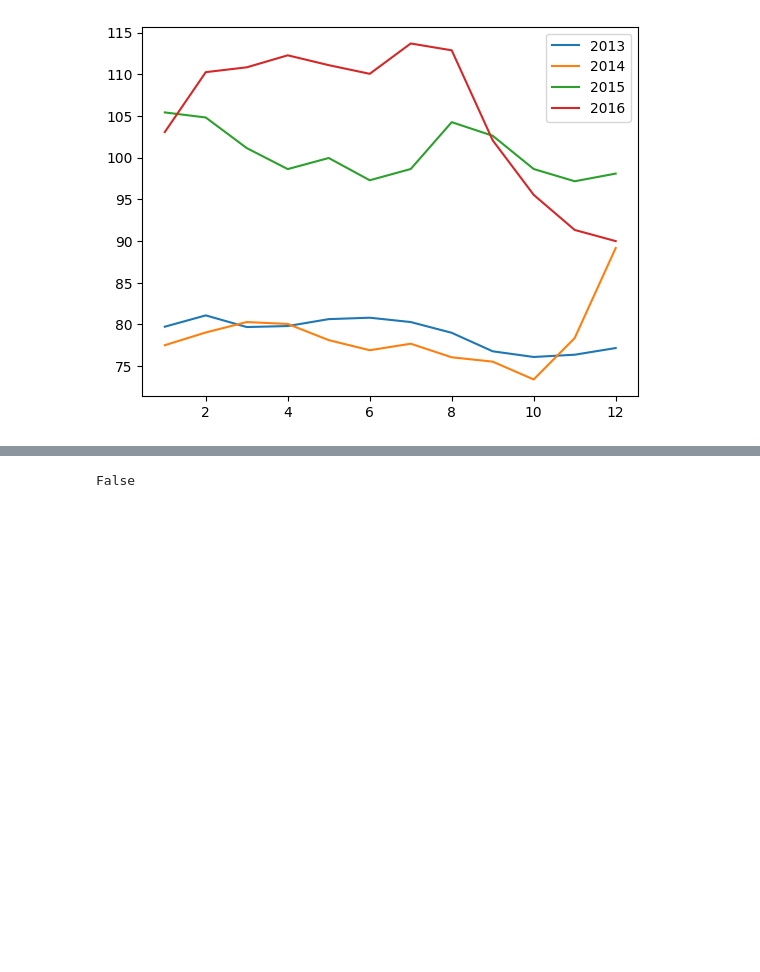
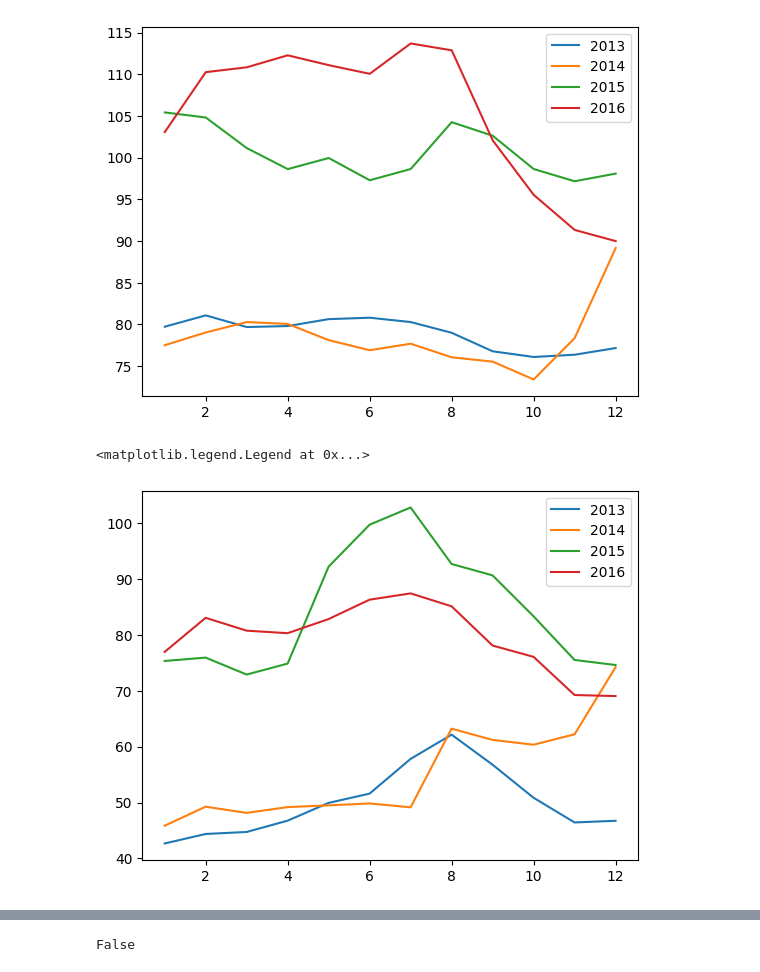
Before and after one commit to MauLazcano/manejoNumpy, a Jupyter notebook: Numpy.ipynb, the cells around one changed output, grey strips where cells are left out. Drawn from its saved outputs; the diff is of its cells as text; code cells hidden in the pictures; blank space fills up the shorter version.

```diff
--- a/Numpy.ipynb
+++ b/Numpy.ipynb
@@ -94,3 +75,16 @@ plt.legend(['2013', '2014', '2015', '2016'])
 # %% [output]
 <matplotlib.legend.Legend at 0x...>
 [figure]
+# %%
+kaliningrado1 = kaliningrado[0:12] # Primer año
+kaliningrado2 = kaliningrado[12:24] # Segundo año
+kaliningrado3 = kaliningrado[24:36] # Tercer año
+kaliningrado4 = kaliningrado[36:48] # Cuarto año
+plt.plot(np.arange(1,13,1), kaliningrado1)
+plt.plot(np.arange(1,13,1), kaliningrado2)
+plt.plot(np.arange(1,13,1), kaliningrado3)
+plt.plot(np.arange(1,13,1), kaliningrado4)
+plt.legend(['2013', '2014', '2015', '2016'])
+# %% [output]
+<matplotlib.legend.Legend at 0x...>
+[figure, added]
```
Also changed, not shown: parts of 9 cells of this notebook.
